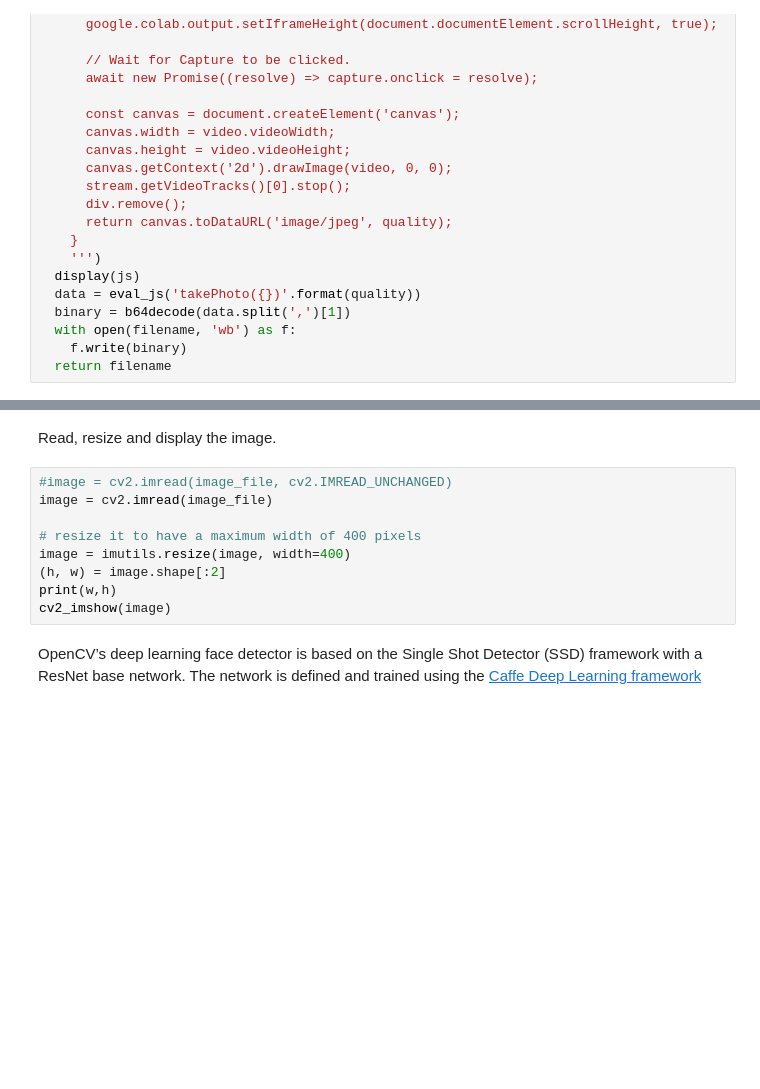
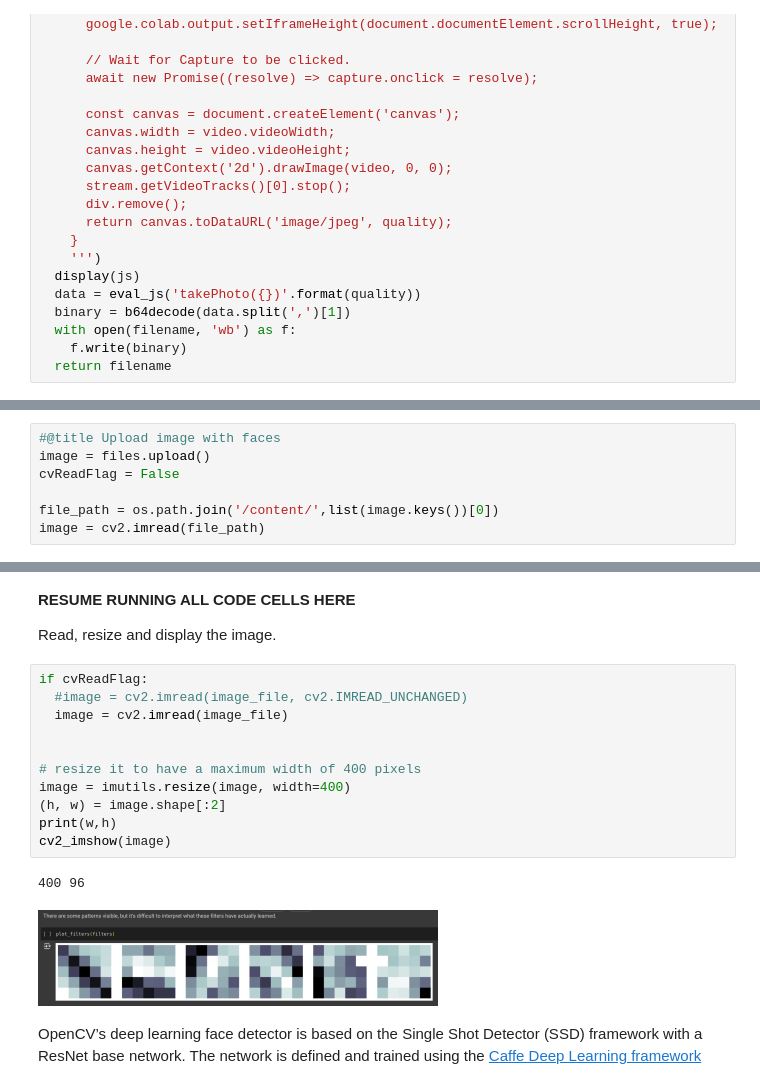
Before and after one commit to acate/face_detection, a Jupyter notebook: face_detection.ipynb, the cells around one changed output, grey strips where cells are left out. Saved outputs shown, nothing was run; the diff lists cells and outputs as text; blank space fills up the shorter version.

```diff
--- a/face_detection.ipynb
+++ b/face_detection.ipynb
@@ -63,0 +78,7 @@ image_file = take_photo()
+# %%
+#@title Upload image with faces
+image = files.upload()
+cvReadFlag = False
+
+file_path = os.path.join('/content/',list(image.keys())[0])
+image = cv2.imread(file_path)
@@ -64,14 +88,21 @@ image_file = take_photo()
 # %% [markdown]
+**RESUME RUNNING ALL CODE CELLS HERE**
+
 Read, resize and display the image.
 # %%
-#image = cv2.imread(image_file, cv2.IMREAD_UNCHANGED)
-image = cv2.imread(image_file)
+if cvReadFlag:
+  #image = cv2.imread(image_file, cv2.IMREAD_UNCHANGED)
+  image = cv2.imread(image_file)
+
 
 # resize it to have a maximum width of 400 pixels
 image = imutils.resize(image, width=400)
 (h, w) = image.shape[:2]
 print(w,h)
 cv2_imshow(image)
+# %% [output]
+400 96
+[figure, added]
 # %% [markdown]
 OpenCV’s deep learning face detector is based on the Single Shot Detector (SSD) framework with a ResNet base network. The network is defined and trained using the [Caffe Deep Learning framework](https://caffe.berkeleyvision.org/)
 # %% [markdown]
```
Also changed, not shown: parts of 13 cells of this notebook.
